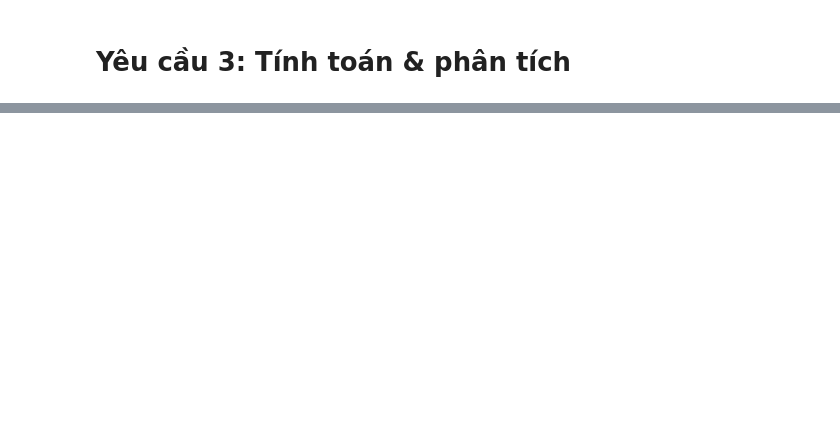
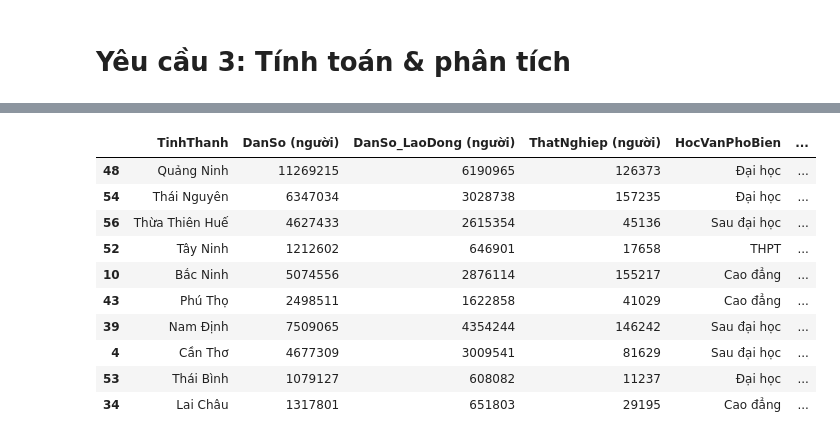
Before and after one commit to Sang2607/CyberSoft_Homework, a Jupyter notebook: BTVN/C3_PhanTichDanSoThatNghiep.ipynb, the cells around one changed output, grey strips where cells are left out. Cells and saved outputs as stored; diff of their text form; code cells hidden in the pictures; blank space fills up the shorter version.

```diff
--- a/BTVN/C3_PhanTichDanSoThatNghiep.ipynb
+++ b/BTVN/C3_PhanTichDanSoThatNghiep.ipynb
@@ -203,0 +224,20 @@ result
+# %%
+#10 tỉnh tăng dân số cao nhất
+result = (
+    MergeDataTotal
+    .sort_values(by="TangDanSo",ascending=False)
+    .head(10)
+)
+result
+# %% [output]
+|  | TinhThanh | DanSo (người) | DanSo_LaoDong (người) | ThatNghiep (người) | HocVanPhoBien | ... |
+| 48 | Quảng Ninh | 11269215 | 6190965 | 126373 | Đại học | ... |
+| 54 | Thái Nguyên | 6347034 | 3028738 | 157235 | Đại học | ... |
+| 56 | Thừa Thiên Huế | 4627433 | 2615354 | 45136 | Sau đại học | ... |
+| 52 | Tây Ninh | 1212602 | 646901 | 17658 | THPT | ... |
+| 10 | Bắc Ninh | 5074556 | 2876114 | 155217 | Cao đẳng | ... |
+| 43 | Phú Thọ | 2498511 | 1622858 | 41029 | Cao đẳng | ... |
+| 39 | Nam Định | 7509065 | 4354244 | 146242 | Sau đại học | ... |
+| 4 | Cần Thơ | 4677309 | 3009541 | 81629 | Sau đại học | ... |
+| 53 | Thái Bình | 1079127 | 608082 | 11237 | Đại học | ... |
+| 34 | Lai Châu | 1317801 | 651803 | 29195 | Cao đẳng | ... |
```
Also changed, not shown: parts of 11 cells of this notebook, 15 other files.
